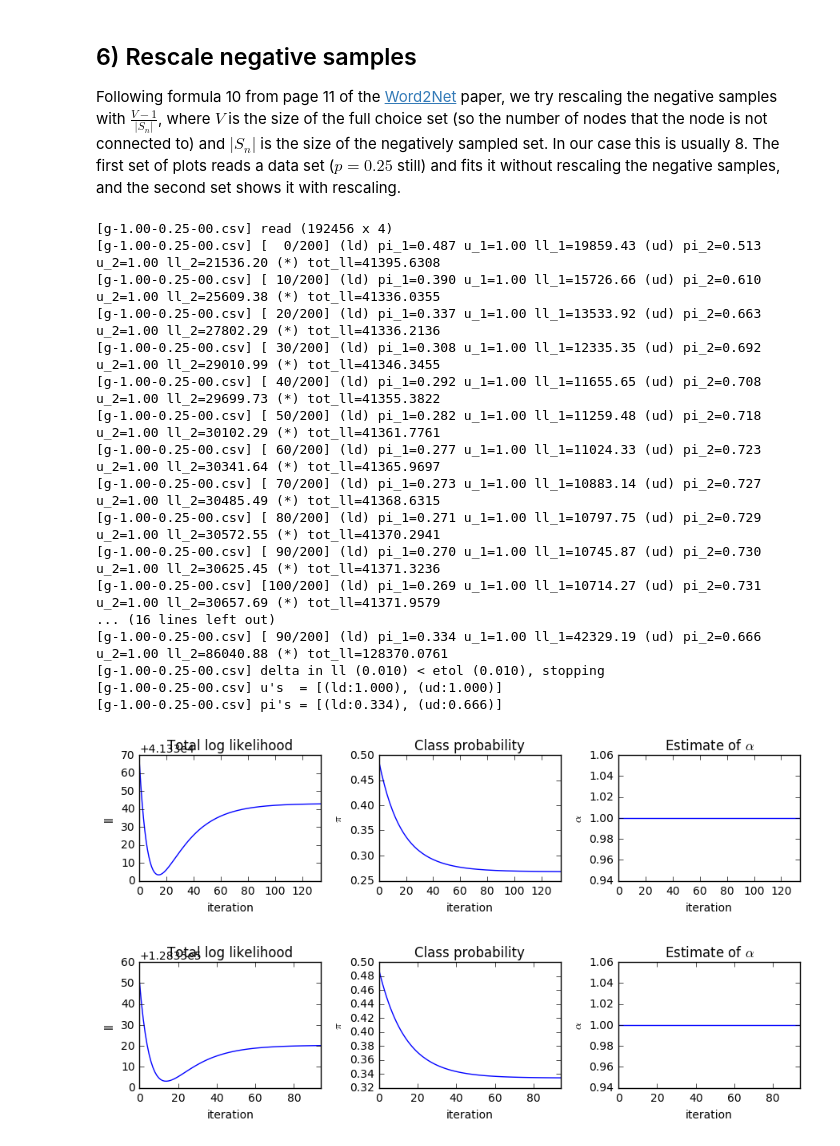
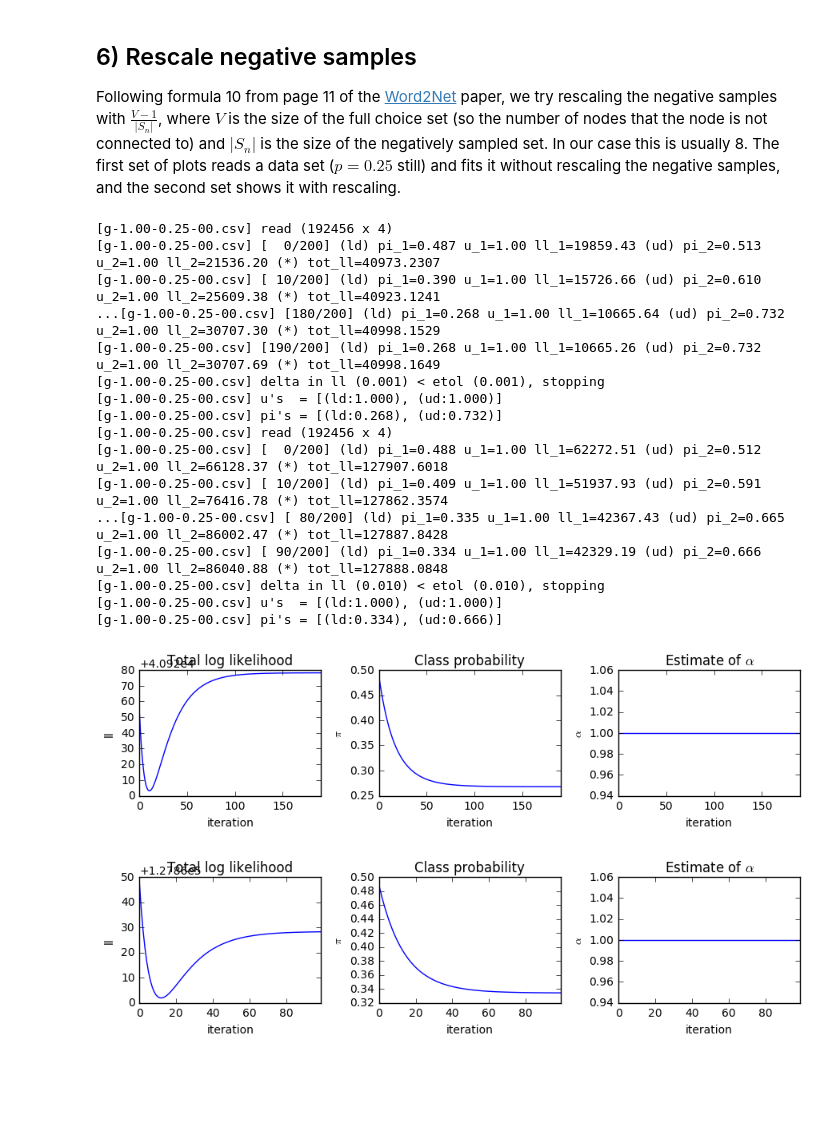
Before and after one commit to janovergoor/choose2grow, a Jupyter notebook: reports/debug_em.ipynb, the cells around one changed output. Cells and saved outputs as stored; diff of their text form; code cells hidden in the pictures; blank space fills up the shorter version.

```diff
--- a/reports/debug_em.ipynb
+++ b/reports/debug_em.ipynb
@@ -339,35 +353,34 @@ Following formula 10 from page 11 of the [Word2Net](https://openreview.net/pdf?i
 # %%
 m6a = logit.MixedLogitModel('g-1.00-0.25-00.csv', grouped=False, vvv=1, rescale_samples=False)
 m6a.add_log_degree_model(bounds=((1, 1),))  # clamped at 1 (full PA)
 m6a.add_uniform_degree_model()
-T6a = m6a.fit(etol=0.01, n_rounds=200, return_stats=True)
+T6a = m6a.fit(etol=0.001, n_rounds=200, return_stats=True)
 res_plot(T6a)
 
 m6b = logit.MixedLogitModel('g-1.00-0.25-00.csv', grouped=False, vvv=1, rescale_samples=True)
 m6b.add_log_degree_model(bounds=((1, 1),))  # clamped at 1 (full PA)
 m6b.add_uniform_degree_model()
 T6b = m6b.fit(etol=0.01, n_rounds=200, return_stats=True)
 res_plot(T6b)
 # %% [output]
 [g-1.00-0.25-00.csv] read (192456 x 4)
-[g-1.00-0.25-00.csv] [  0/200] (ld) pi_1=0.487 u_1=1.00 ll_1=19859.43 (ud) pi_2=0.513 u_2=1.00 ll_2=21536.20 (*) tot_ll=41395.6308
-[g-1.00-0.25-00.csv] [ 10/200] (ld) pi_1=0.390 u_1=1.00 ll_1=15726.66 (ud) pi_2=0.610 u_2=1.00 ll_2=25609.38 (*) tot_ll=41336.0355
-[g-1.00-0.25-00.csv] [ 20/200] (ld) pi_1=0.337 u_1=1.00 ll_1=13533.92 (ud) pi_2=0.663 u_2=1.00 ll_2=27802.29 (*) tot_ll=41336.2136
-[g-1.00-0.25-00.csv] [ 30/200] (ld) pi_1=0.308 u_1=1.00 ll_1=12335.35 (ud) pi_2=0.692 u_2=1.00 ll_2=29010.99 (*) tot_ll=41346.3455
-[g-1.00-0.25-00.csv] [ 40/200] (ld) pi_1=0.292 u_1=1.00 ll_1=11655.65 (ud) pi_2=0.708 u_2=1.00 ll_2=29699.73 (*) tot_ll=41355.3822
-[g-1.00-0.25-00.csv] [ 50/200] (ld) pi_1=0.282 u_1=1.00 ll_1=11259.48 (ud) pi_2=0.718 u_2=1.00 ll_2=30102.29 (*) tot_ll=41361.7761
-[g-1.00-0.25-00.csv] [ 60/200] (ld) pi_1=0.277 u_1=1.00 ll_1=11024.33 (ud) pi_2=0.723 u_2=1.00 ll_2=30341.64 (*) tot_ll=41365.9697
-[g-1.00-0.25-00.csv] [ 70/200] (ld) pi_1=0.273 u_1=1.00 ll_1=10883.14 (ud) pi_2=0.727 u_2=1.00 ll_2=30485.49 (*) tot_ll=41368.6315
-[g-1.00-0.25-00.csv] [ 80/200] (ld) pi_1=0.271 u_1=1.00 ll_1=10797.75 (ud) pi_2=0.729 u_2=1.00 ll_2=30572.55 (*) tot_ll=41370.2941
-[g-1.00-0.25-00.csv] [ 90/200] (ld) pi_1=0.270 u_1=1.00 ll_1=10745.87 (ud) pi_2=0.730 u_2=1.00 ll_2=30625.45 (*) tot_ll=41371.3236
-[g-1.00-0.25-00.csv] [100/200] (ld) pi_1=0.269 u_1=1.00 ll_1=10714.27 (ud) pi_2=0.731 u_2=1.00 ll_2=30657.69 (*) tot_ll=41371.9579
-... (16 lines left out)
-[g-1.00-0.25-00.csv] [ 90/200] (ld) pi_1=0.334 u_1=1.00 ll_1=42329.19 (ud) pi_2=0.666 u_2=1.00 ll_2=86040.88 (*) tot_ll=128370.0761
+[g-1.00-0.25-00.csv] [  0/200] (ld) pi_1=0.487 u_1=1.00 ll_1=19859.43 (ud) pi_2=0.513 u_2=1.00 ll_2=21536.20 (*) tot_ll=40973.2307
+[g-1.00-0.25-00.csv] [ 10/200] (ld) pi_1=0.390 u_1=1.00 ll_1=15726.66 (ud) pi_2=0.610 u_2=1.00 ll_2=25609.38 (*) tot_ll=40923.1241
+...[g-1.00-0.25-00.csv] [180/200] (ld) pi_1=0.268 u_1=1.00 ll_1=10665.64 (ud) pi_2=0.732 u_2=1.00 ll_2=30707.30 (*) tot_ll=40998.1529
+[g-1.00-0.25-00.csv] [190/200] (ld) pi_1=0.268 u_1=1.00 ll_1=10665.26 (ud) pi_2=0.732 u_2=1.00 ll_2=30707.69 (*) tot_ll=40998.1649
+[g-1.00-0.25-00.csv] delta in ll (0.001) < etol (0.001), stopping
+[g-1.00-0.25-00.csv] u's  = [(ld:1.000), (ud:1.000)]
+[g-1.00-0.25-00.csv] pi's = [(ld:0.268), (ud:0.732)]
+[g-1.00-0.25-00.csv] read (192456 x 4)
+[g-1.00-0.25-00.csv] [  0/200] (ld) pi_1=0.488 u_1=1.00 ll_1=62272.51 (ud) pi_2=0.512 u_2=1.00 ll_2=66128.37 (*) tot_ll=127907.6018
+[g-1.00-0.25-00.csv] [ 10/200] (ld) pi_1=0.409 u_1=1.00 ll_1=51937.93 (ud) pi_2=0.591 u_2=1.00 ll_2=76416.78 (*) tot_ll=127862.3574
+...[g-1.00-0.25-00.csv] [ 80/200] (ld) pi_1=0.335 u_1=1.00 ll_1=42367.43 (ud) pi_2=0.665 u_2=1.00 ll_2=86002.47 (*) tot_ll=127887.8428
+[g-1.00-0.25-00.csv] [ 90/200] (ld) pi_1=0.334 u_1=1.00 ll_1=42329.19 (ud) pi_2=0.666 u_2=1.00 ll_2=86040.88 (*) tot_ll=127888.0848
 [g-1.00-0.25-00.csv] delta in ll (0.010) < etol (0.010), stopping
 [g-1.00-0.25-00.csv] u's  = [(ld:1.000), (ud:1.000)]
 [g-1.00-0.25-00.csv] pi's = [(ld:0.334), (ud:0.666)]
-[figure, old version]
+[figure, new version]
-[figure, old version]
+[figure, new version]
 # %%
 import imp
 logit = imp.reload(logit)
```
Also changed, not shown: parts of 9 cells of this notebook, 1 other file.
